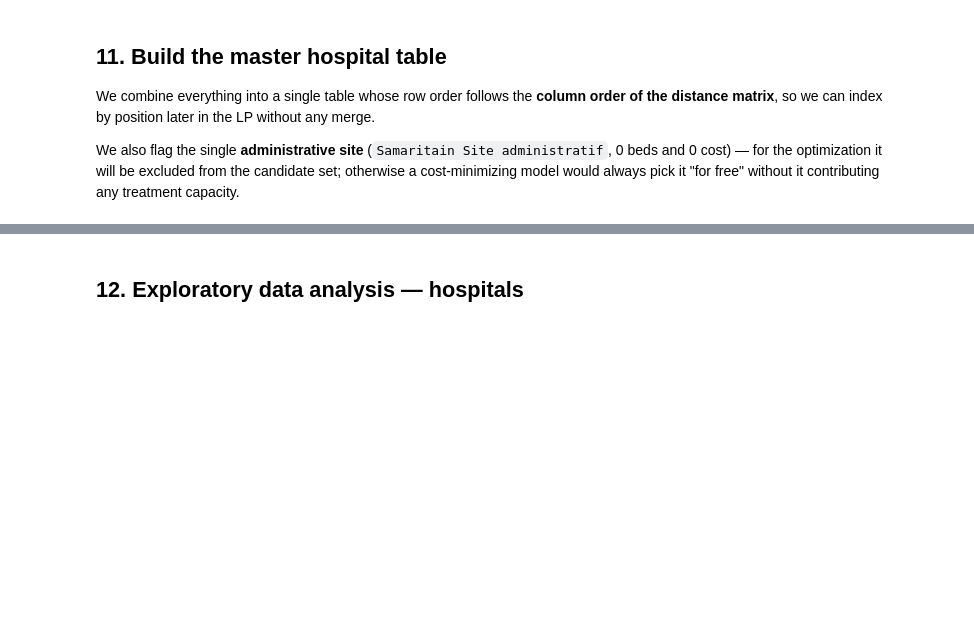
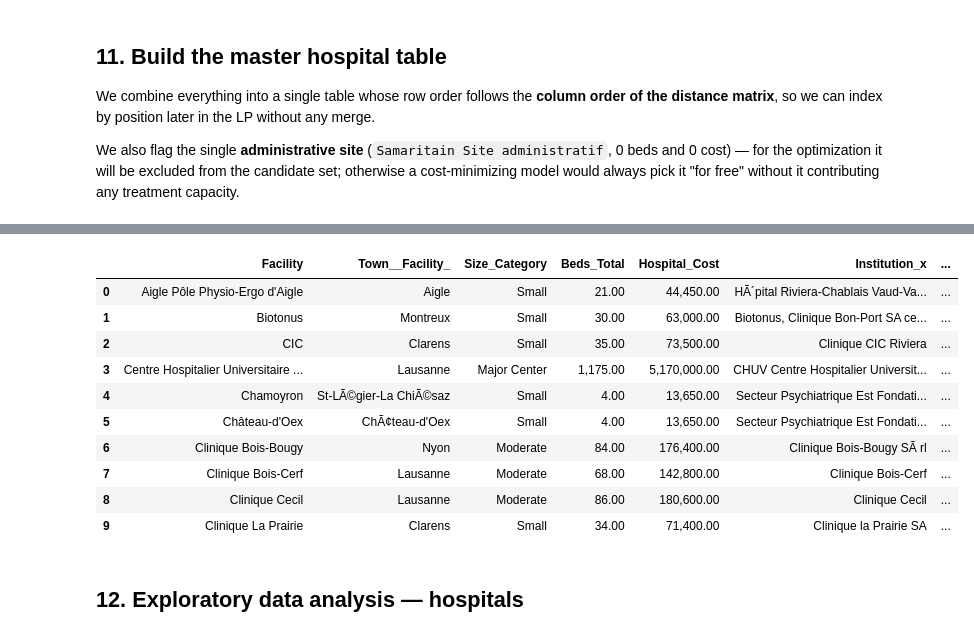
Before and after one commit to Trickwillfrit/Sustainable-logistics, a Jupyter notebook: notebooks/01_EDA_Hospital_Facility_Location_Vaud.ipynb, the cells around one changed output, grey strips where cells are left out. Cells and saved outputs as stored; diff of their text form; code cells hidden in the pictures; blank space fills up the shorter version.

```diff
--- a/notebooks/01_EDA_Hospital_Facility_Location_Vaud.ipynb
+++ b/notebooks/01_EDA_Hospital_Facility_Location_Vaud.ipynb
@@ -374,9 +477,21 @@ print(master[master["Is_Administrative"]][["Facility","Beds_Total","Hospital_Cos
 # %%
 # View
 view_cols = ["Facility","Town__Facility_","Size_Category",
-             "Beds_Total","Hospital_Cost","Institution","Hospital_Emissions",
+             "Beds_Total","Hospital_Cost","Institution_x","Hospital_Emissions",
              "Is_Administrative"]
 master[view_cols].head(10)
+# %% [output]
+|  | Facility | Town__Facility_ | Size_Category | Beds_Total | Hospital_Cost | Institution_x | ... |
+| 0 | Aigle Pôle Physio-Ergo d'Aigle | Aigle | Small | 21.00 | 44,450.00 | HÃ´pital Riviera-Chablais Vaud-Va... | ... |
+| 1 | Biotonus | Montreux | Small | 30.00 | 63,000.00 | Biotonus, Clinique Bon-Port SA ce... | ... |
+| 2 | CIC | Clarens | Small | 35.00 | 73,500.00 | Clinique CIC Riviera | ... |
+| 3 | Centre Hospitalier Universitaire ... | Lausanne | Major Center | 1,175.00 | 5,170,000.00 | CHUV Centre Hospitalier Universit... | ... |
+| 4 | Chamoyron | St-LÃ©gier-La ChiÃ©saz | Small | 4.00 | 13,650.00 | Secteur Psychiatrique Est Fondati... | ... |
+| 5 | Château-d'Oex | ChÃ¢teau-d'Oex | Small | 4.00 | 13,650.00 | Secteur Psychiatrique Est Fondati... | ... |
+| 6 | Clinique Bois-Bougy | Nyon | Moderate | 84.00 | 176,400.00 | Clinique Bois-Bougy SÃ rl | ... |
+| 7 | Clinique Bois-Cerf | Lausanne | Moderate | 68.00 | 142,800.00 | Clinique Bois-Cerf | ... |
+| 8 | Clinique Cecil | Lausanne | Moderate | 86.00 | 180,600.00 | Clinique Cecil | ... |
+| 9 | Clinique La Prairie | Clarens | Small | 34.00 | 71,400.00 | Clinique la Prairie SA | ... |
 # %% [markdown]
 ## 12. Exploratory data analysis — hospitals
 # %% [markdown]
```
Also changed, not shown: parts of 23 cells of this notebook.
